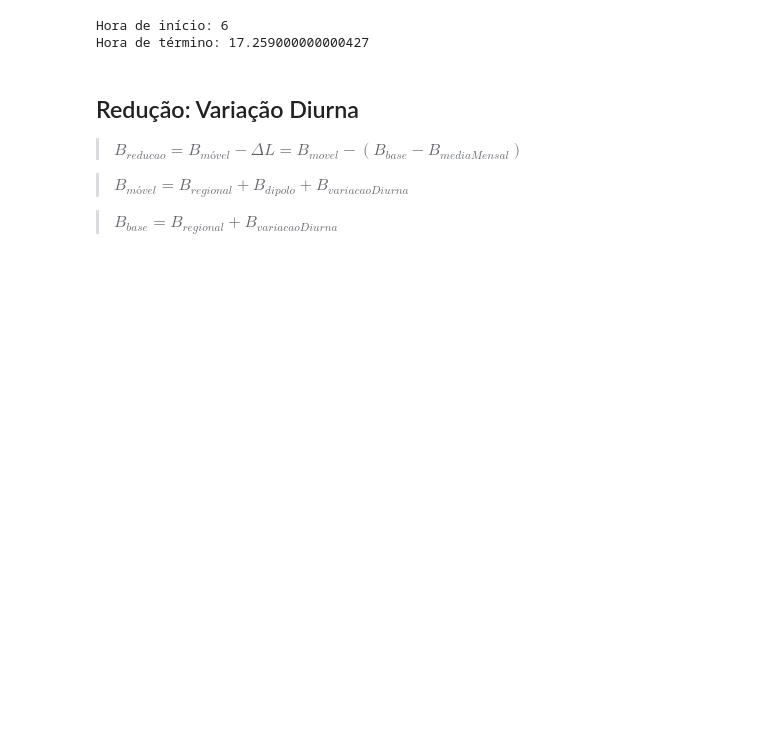
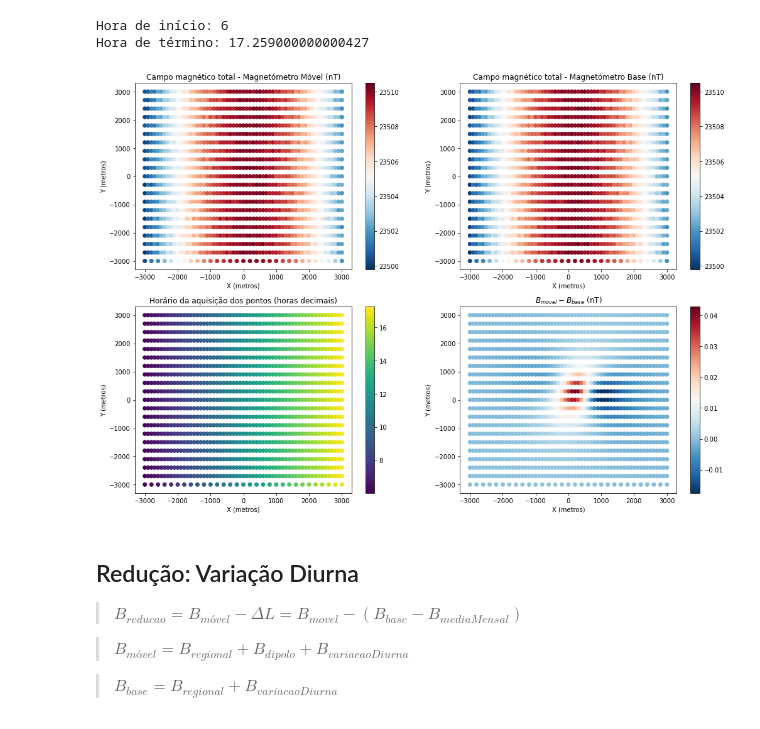
Before and after one commit to gdssouza/IGRF_n_diurnalVariation, a Jupyter notebook: variacao_diurna_sintetica.ipynb, the cells around one changed output. Saved outputs shown, nothing was run; the diff lists cells and outputs as text; code cells hidden in the pictures; blank space fills up the shorter version.

```diff
--- a/variacao_diurna_sintetica.ipynb
+++ b/variacao_diurna_sintetica.ipynb
@@ -375,39 +381,40 @@ Hora de término: 17.259000000000427
 # %%
 # vizualizacao do grid de observacoes em função do tempo
 py.rcParams['figure.figsize'] = (17.0, 12.0) #Redimensiona a figura
 
 plt.subplot(2, 2, 1)
 plt.scatter(magnetometroMovel_xyBt[0],magnetometroMovel_xyBt[1],c=magnetometroMovel_xyBt[2],cmap = plt.cm.RdBu_r)
 plt.xlabel('X (metros)')
 plt.ylabel('Y (metros)')
-plt.title('Campo adquirido - Magnetómetro Móvel (nT)')
+plt.title('Campo magnético total - Magnetómetro Móvel (nT)')
 plt.colorbar()
 
 plt.subplot(2, 2, 2)
+plt.scatter(magnetometroMovel_xyBt[0],magnetometroMovel_xyBt[1],c=magnetometroBase_Bt[0],cmap = plt.cm.RdBu_r)
+plt.xlabel('X (metros)')
+plt.ylabel('Y (metros)')
+plt.title('Campo magnético total - Magnetómetro Base (nT)')
+plt.colorbar()
+
+plt.subplot(2, 2, 3)
 plt.scatter(magnetometroMovel_xyBt[0],magnetometroMovel_xyBt[1],c=magnetometroMovel_xyBt[3])
 plt.xlabel('X (metros)')
 plt.ylabel('Y (metros)')
 plt.title('Horário da aquisição dos pontos (horas decimais)')
 plt.colorbar()
-
-plt.subplot(2, 2, 3)
-plt.scatter(magnetometroMovel_xyBt[0],magnetometroMovel_xyBt[1],c=magnetometroBase_Bt[0],cmap = plt.cm.RdBu_r)
-plt.xlabel('X (metros)')
-plt.ylabel('Y (metros)')
-plt.title('Campo adquirido - Magnetómetro Base (nT)')
-plt.colorbar()
-
 
 plt.subplot(2, 2, 4)
 plt.scatter(magnetometroMovel_xyBt[0],magnetometroMovel_xyBt[1],c=np.array(magnetometroMovel_xyBt[2])-np.array(magnetometroBase_Bt[0]),cmap = plt.cm.RdBu_r)
 plt.xlabel('X (metros)')
 plt.ylabel('Y (metros)')
 plt.title('$B_{movel} - B_{base}$ (nT)')
 plt.colorbar()
 
 plt.savefig("image1.jpeg")
 
 plt.show()
+# %% [output]
+[figure, added]
 # %% [markdown]
 ## Redução: Variação Diurna
 
```
Also changed, not shown: parts of 6 cells of this notebook.
